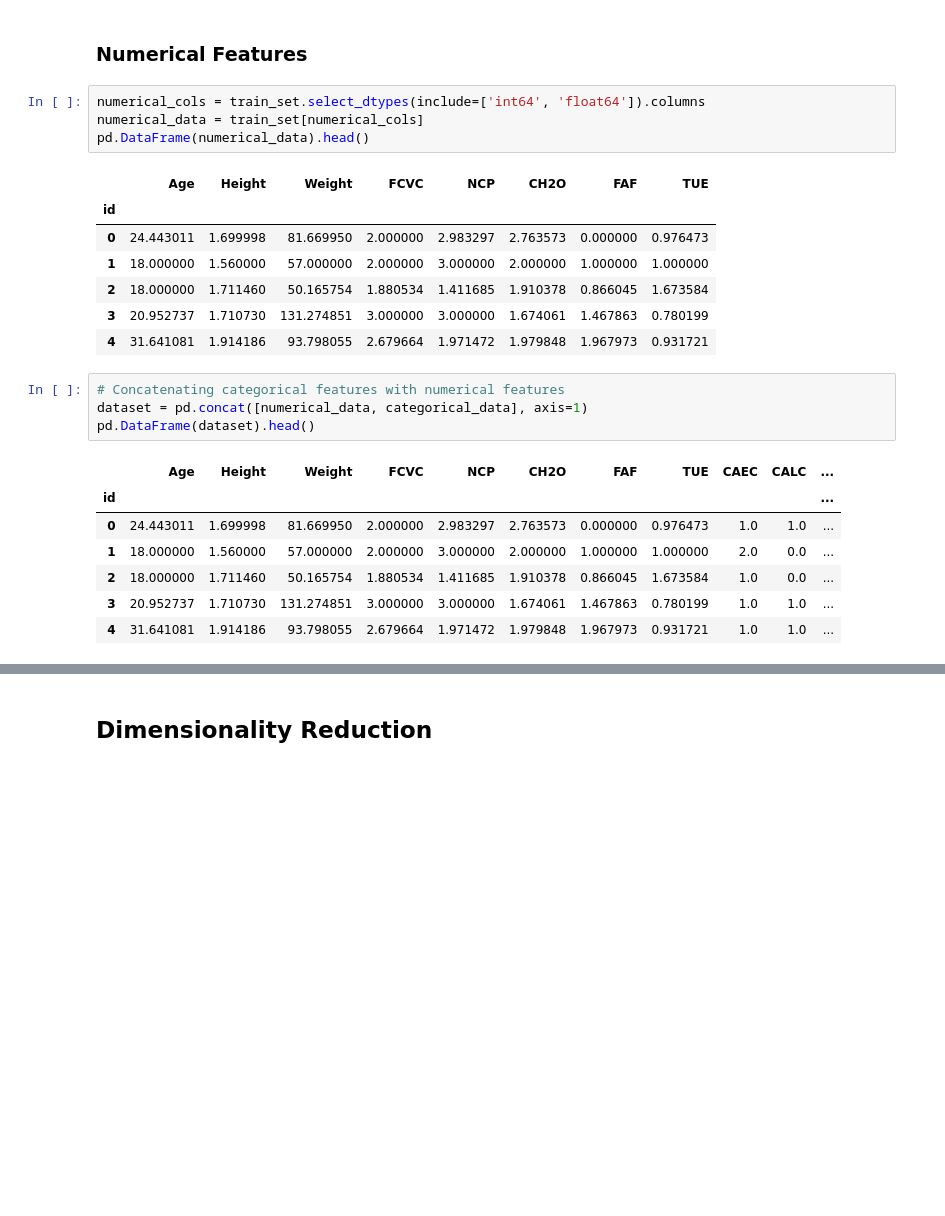
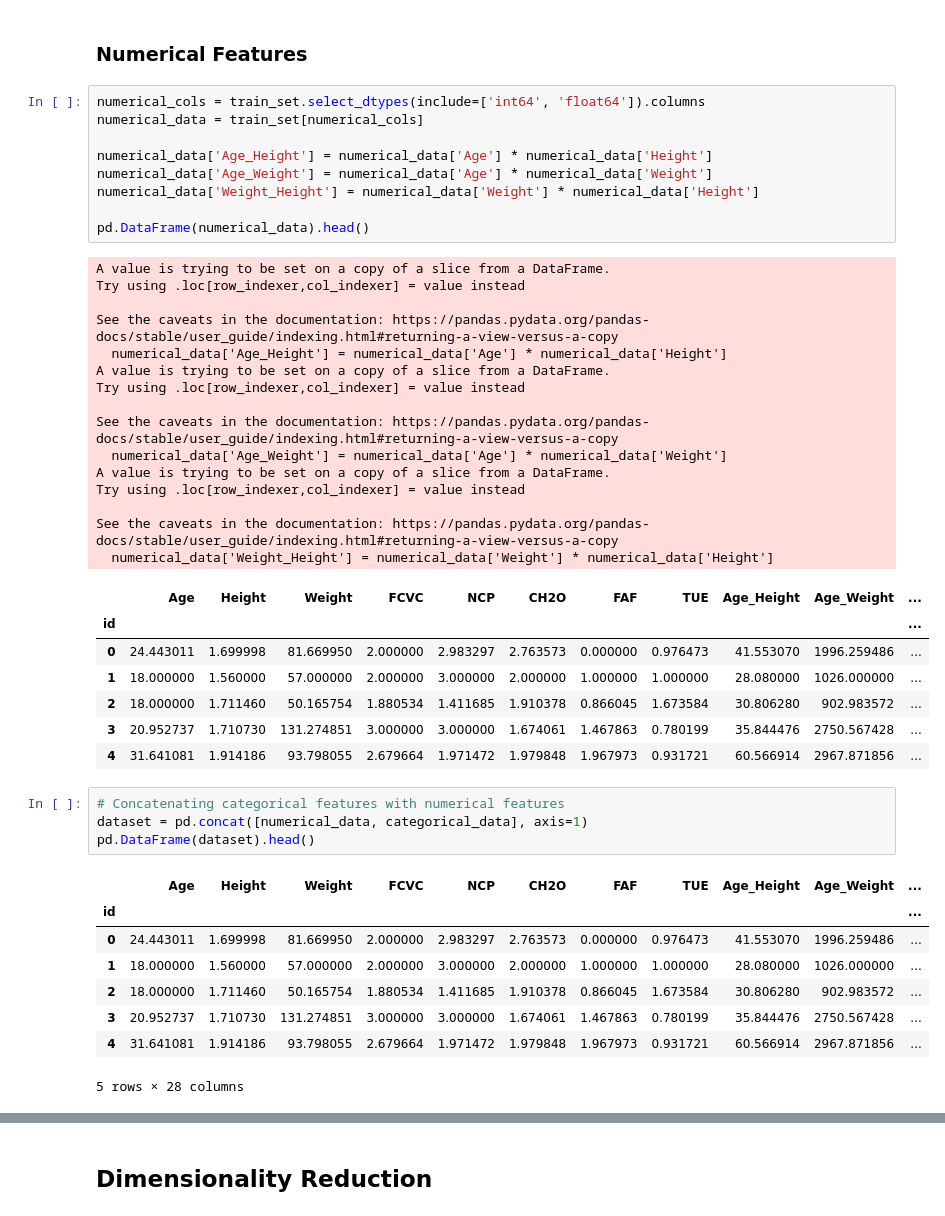
Before and after one commit to aubin4444/DS52-Obesity-Prediction, a Jupyter notebook: obesity.ipynb, the cells around one changed output, grey strips where cells are left out. Saved outputs shown, nothing was run; the diff lists cells and outputs as text; blank space fills up the shorter version.

```diff
--- a/obesity.ipynb
+++ b/obesity.ipynb
@@ -326,24 +344,45 @@ features
 # %%
 numerical_cols = train_set.select_dtypes(include=['int64', 'float64']).columns
 numerical_data = train_set[numerical_cols]
+
+numerical_data['Age_Height'] = numerical_data['Age'] * numerical_data['Height']
+numerical_data['Age_Weight'] = numerical_data['Age'] * numerical_data['Weight']
+numerical_data['Weight_Height'] = numerical_data['Weight'] * numerical_data['Height']
+
 pd.DataFrame(numerical_data).head()
 # %% [output]
+A value is trying to be set on a copy of a slice from a DataFrame.
+Try using .loc[row_indexer,col_indexer] = value instead
+
+See the caveats in the documentation: https://pandas.pydata.org/pandas-docs/stable/user_guide/indexing.html#returning-a-view-versus-a-copy
+  numerical_data['Age_Height'] = numerical_data['Age'] * numerical_data['Height']
+A value is trying to be set on a copy of a slice from a DataFrame.
+Try using .loc[row_indexer,col_indexer] = value instead
+
+See the caveats in the documentation: https://pandas.pydata.org/pandas-docs/stable/user_guide/indexing.html#returning-a-view-versus-a-copy
+  numerical_data['Age_Weight'] = numerical_data['Age'] * numerical_data['Weight']
+A value is trying to be set on a copy of a slice from a DataFrame.
+Try using .loc[row_indexer,col_indexer] = value instead
+
+See the caveats in the documentation: https://pandas.pydata.org/pandas-docs/stable/user_guide/indexing.html#returning-a-view-versus-a-copy
+  numerical_data['Weight_Height'] = numerical_data['Weight'] * numerical_data['Height']
-|  | Age | Height | Weight | FCVC | NCP | CH2O | FAF | TUE |
-| id |  |  |  |  |  |  |  |  |
-| 0 | 24.443011 | 1.699998 | 81.669950 | 2.000000 | 2.983297 | 2.763573 | 0.000000 | 0.976473 |
-| 1 | 18.000000 | 1.560000 | 57.000000 | 2.000000 | 3.000000 | 2.000000 | 1.000000 | 1.000000 |
-| 2 | 18.000000 | 1.711460 | 50.165754 | 1.880534 | 1.411685 | 1.910378 | 0.866045 | 1.673584 |
-| 3 | 20.952737 | 1.710730 | 131.274851 | 3.000000 | 3.000000 | 1.674061 | 1.467863 | 0.780199 |
-| 4 | 31.641081 | 1.914186 | 93.798055 | 2.679664 | 1.971472 | 1.979848 | 1.967973 | 0.931721 |
+|  | Age | Height | Weight | FCVC | NCP | CH2O | FAF | TUE | Age_Height | Age_Weight | ... |
+| id |  |  |  |  |  |  |  |  |  |  | ... |
+| 0 | 24.443011 | 1.699998 | 81.669950 | 2.000000 | 2.983297 | 2.763573 | 0.000000 | 0.976473 | 41.553070 | 1996.259486 | ... |
+| 1 | 18.000000 | 1.560000 | 57.000000 | 2.000000 | 3.000000 | 2.000000 | 1.000000 | 1.000000 | 28.080000 | 1026.000000 | ... |
+| 2 | 18.000000 | 1.711460 | 50.165754 | 1.880534 | 1.411685 | 1.910378 | 0.866045 | 1.673584 | 30.806280 | 902.983572 | ... |
+| 3 | 20.952737 | 1.710730 | 131.274851 | 3.000000 | 3.000000 | 1.674061 | 1.467863 | 0.780199 | 35.844476 | 2750.567428 | ... |
+| 4 | 31.641081 | 1.914186 | 93.798055 | 2.679664 | 1.971472 | 1.979848 | 1.967973 | 0.931721 | 60.566914 | 2967.871856 | ... |
 # %%
 # Concatenating categorical features with numerical features
 dataset = pd.concat([numerical_data, categorical_data], axis=1)
 pd.DataFrame(dataset).head()
 # %% [output]
-|  | Age | Height | Weight | FCVC | NCP | CH2O | FAF | TUE | CAEC | CALC | ... |
+|  | Age | Height | Weight | FCVC | NCP | CH2O | FAF | TUE | Age_Height | Age_Weight | ... |
 | id |  |  |  |  |  |  |  |  |  |  | ... |
-| 0 | 24.443011 | 1.699998 | 81.669950 | 2.000000 | 2.983297 | 2.763573 | 0.000000 | 0.976473 | 1.0 | 1.0 | ... |
-| 1 | 18.000000 | 1.560000 | 57.000000 | 2.000000 | 3.000000 | 2.000000 | 1.000000 | 1.000000 | 2.0 | 0.0 | ... |
-| 2 | 18.000000 | 1.711460 | 50.165754 | 1.880534 | 1.411685 | 1.910378 | 0.866045 | 1.673584 | 1.0 | 0.0 | ... |
-| 3 | 20.952737 | 1.710730 | 131.274851 | 3.000000 | 3.000000 | 1.674061 | 1.467863 | 0.780199 | 1.0 | 1.0 | ... |
-| 4 | 31.641081 | 1.914186 | 93.798055 | 2.679664 | 1.971472 | 1.979848 | 1.967973 | 0.931721 | 1.0 | 1.0 | ... |
+| 0 | 24.443011 | 1.699998 | 81.669950 | 2.000000 | 2.983297 | 2.763573 | 0.000000 | 0.976473 | 41.553070 | 1996.259486 | ... |
+| 1 | 18.000000 | 1.560000 | 57.000000 | 2.000000 | 3.000000 | 2.000000 | 1.000000 | 1.000000 | 28.080000 | 1026.000000 | ... |
+| 2 | 18.000000 | 1.711460 | 50.165754 | 1.880534 | 1.411685 | 1.910378 | 0.866045 | 1.673584 | 30.806280 | 902.983572 | ... |
+| 3 | 20.952737 | 1.710730 | 131.274851 | 3.000000 | 3.000000 | 1.674061 | 1.467863 | 0.780199 | 35.844476 | 2750.567428 | ... |
+| 4 | 31.641081 | 1.914186 | 93.798055 | 2.679664 | 1.971472 | 1.979848 | 1.967973 | 0.931721 | 60.566914 | 2967.871856 | ... |
+5 rows × 28 columns
```
Also changed, not shown: parts of 15 cells of this notebook.
